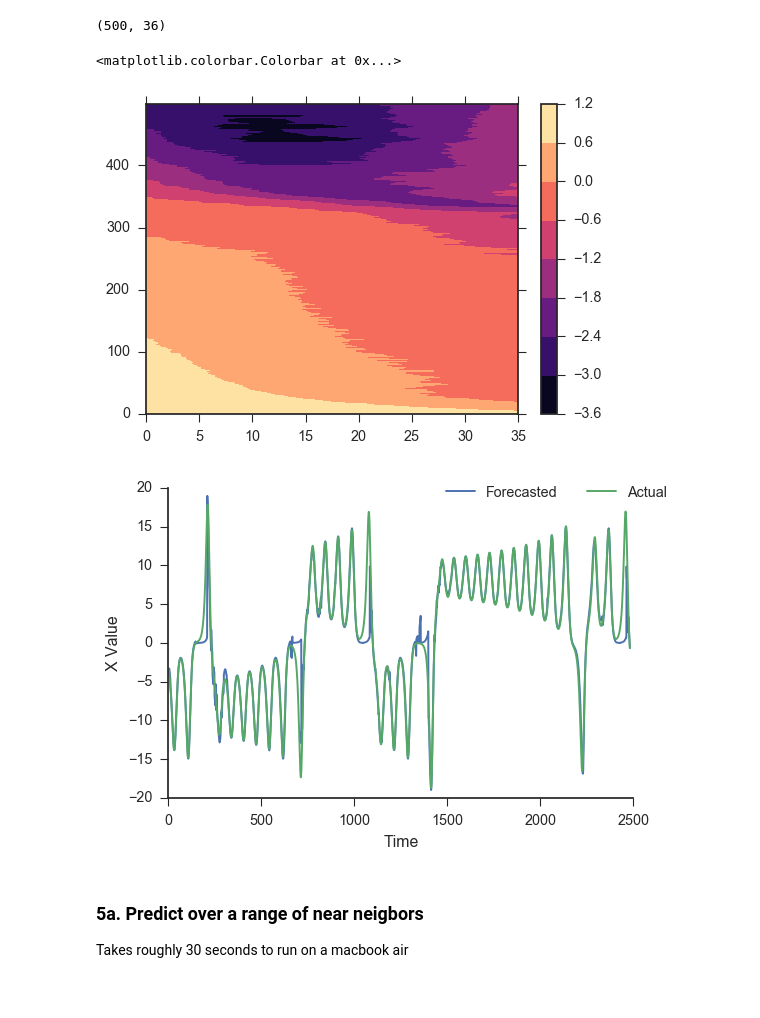
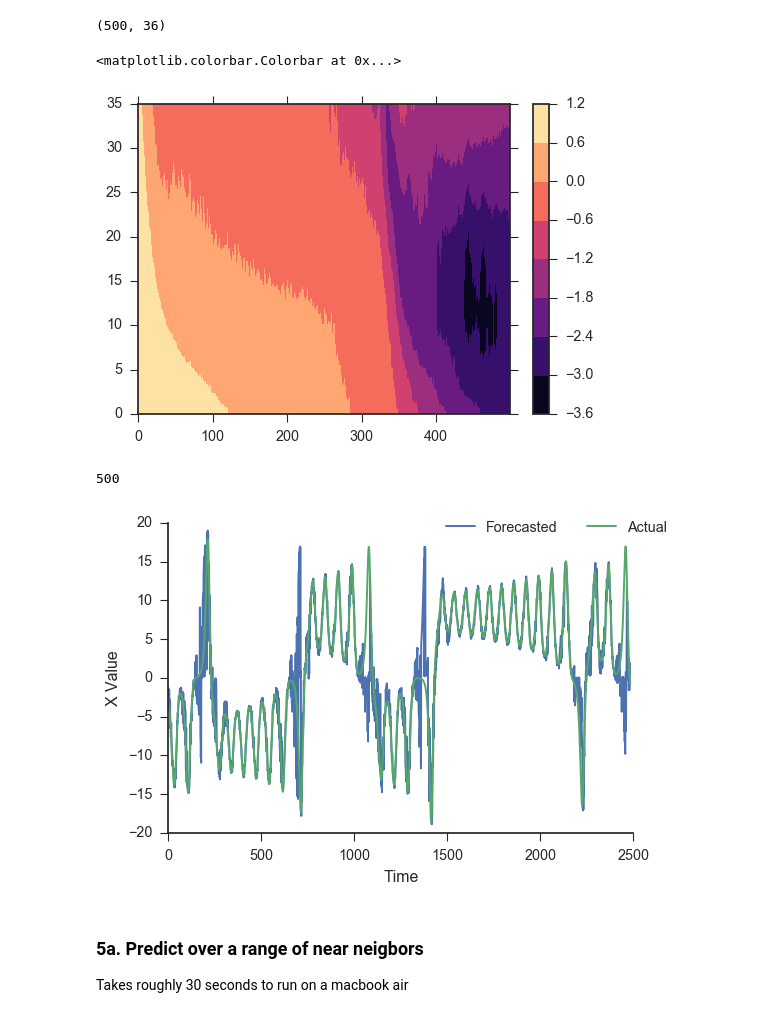
Before and after one commit to nickc1/skedm, a Jupyter notebook: scripts/skNLA_examples.ipynb, the cells around one changed output. Drawn from its saved outputs; the diff is of its cells as text; code cells hidden in the pictures.

```diff
--- a/scripts/skNLA_examples.ipynb
+++ b/scripts/skNLA_examples.ipynb
@@ -343,22 +343,26 @@ score.shape
 # %% [output]
 (500, 36)
 # %%
-plt.contourf(score,cmap='magma')
+plt.contourf(score.T,cmap='magma')
 plt.colorbar()
 # %% [output]
 <matplotlib.colorbar.Colorbar at 0x...>
-[figure, old version]
+[figure, new version]
+# %%
+len(ypred)
+# %% [output]
+500
 # %%
 fig,ax = plt.subplots()
 
-ax.plot(ypred[0][:,35],label='Forecasted');
+ax.plot(ypred[1][:,35],label='Forecasted');
 ax.plot(ytest[:,35],label='Actual');
 ax.set_xlabel('Time')
 ax.set_ylabel('X Value')
 ax.legend(bbox_to_anchor=(1.1, 1.05),ncol=2)
 sns.despine()
 # %% [output]
-[figure, old version]
+[figure, new version]
 # %%
 #fig.savefig('../figures/lorenz_forecast.png',bbox_inches='tight')
 # %% [markdown]
```
Also changed, not shown: parts of 34 cells of this notebook, 2 other files.
